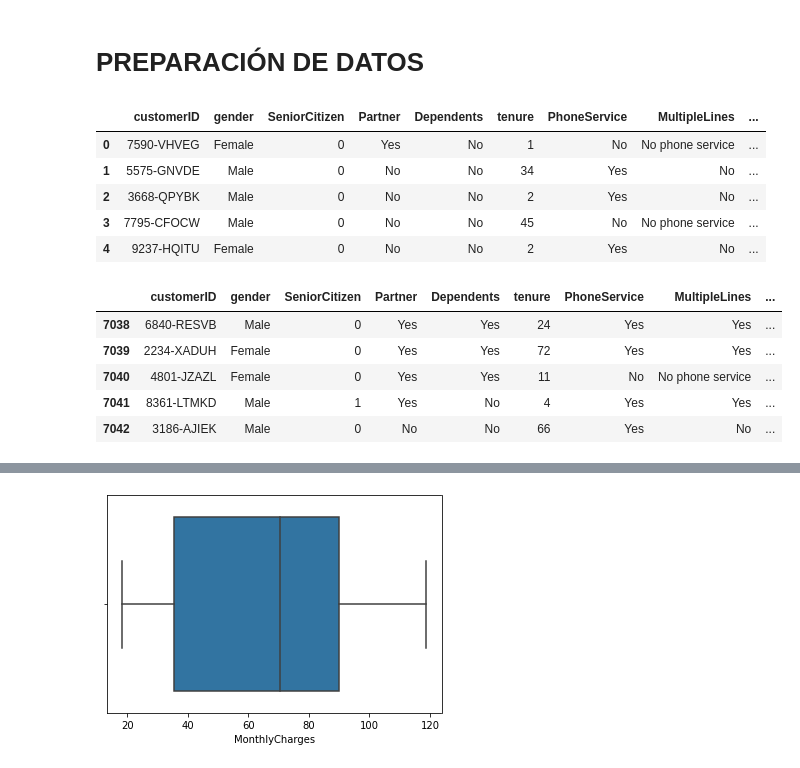
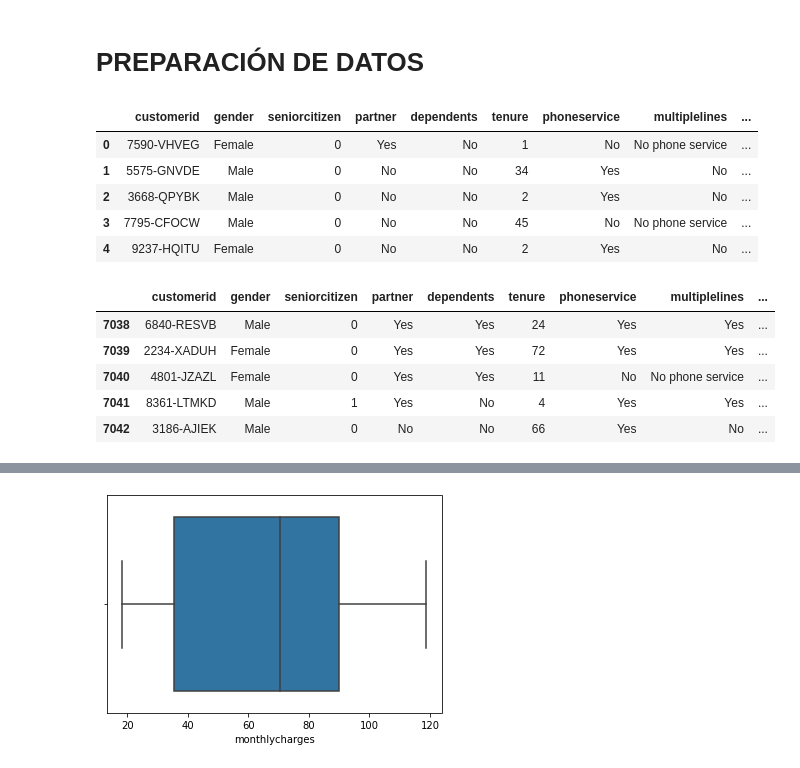
Before and after one commit to Adalab/promo-d-da-modulo1-sprint2-Paloma_Paula_Iris, a Jupyter notebook: 2.regresion_logistica/rlogistica/2_preparacion_datos.ipynb, the cells around one changed output, grey strips where cells are left out. Cells and saved outputs as stored; diff of their text form; code cells hidden in the pictures.

```diff
--- a/2.regresion_logistica/rlogistica/2_preparacion_datos.ipynb
+++ b/2.regresion_logistica/rlogistica/2_preparacion_datos.ipynb
@@ -26,10 +26,10 @@ warnings.filterwarnings("ignore")
 
 pd.options.display.max_columns = None
 # %%
-df = pd.read_csv("../archivos/telco_customer_churn.csv")
+df = pd.read_pickle("../archivos/telco_customer_churn.pkl")
 df.head()
 # %% [output]
-|  | customerID | gender | SeniorCitizen | Partner | Dependents | tenure | PhoneService | MultipleLines | ... |
+|  | customerid | gender | seniorcitizen | partner | dependents | tenure | phoneservice | multiplelines | ... |
 | 0 | 7590-VHVEG | Female | 0 | Yes | No | 1 | No | No phone service | ... |
 | 1 | 5575-GNVDE | Male | 0 | No | No | 34 | Yes | No | ... |
 | 2 | 3668-QPYBK | Male | 0 | No | No | 2 | Yes | No | ... |
@@ -38,7 +38,7 @@ df.head()
 # %%
 df.tail()
 # %% [output]
-|  | customerID | gender | SeniorCitizen | Partner | Dependents | tenure | PhoneService | MultipleLines | ... |
+|  | customerid | gender | seniorcitizen | partner | dependents | tenure | phoneservice | multiplelines | ... |
 | 7038 | 6840-RESVB | Male | 0 | Yes | Yes | 24 | Yes | Yes | ... |
 | 7039 | 2234-XADUH | Female | 0 | Yes | Yes | 72 | Yes | Yes | ... |
 | 7040 | 4801-JZAZL | Female | 0 | Yes | Yes | 11 | No | No phone service | ... |
```
Also changed, not shown: parts of 19 cells of this notebook, 2 other files.
